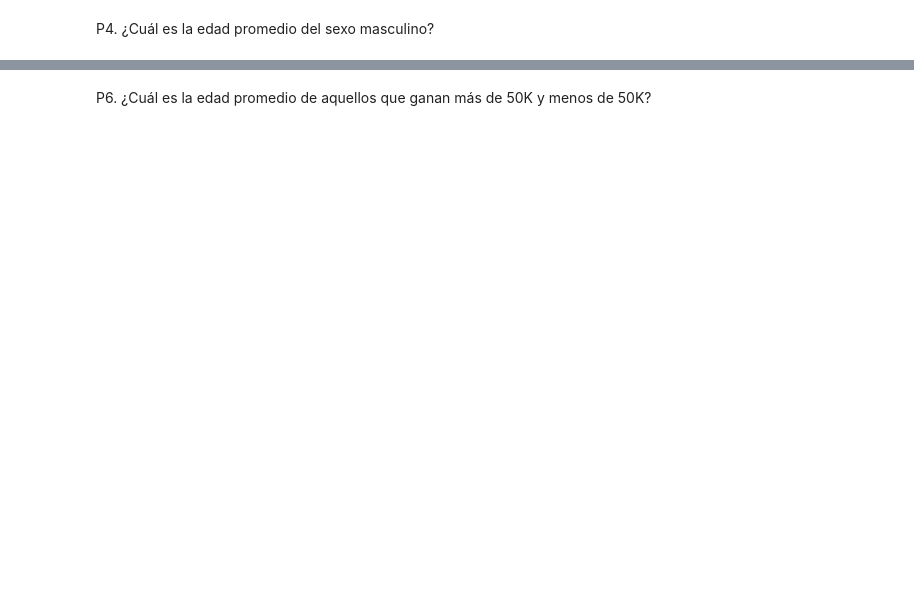
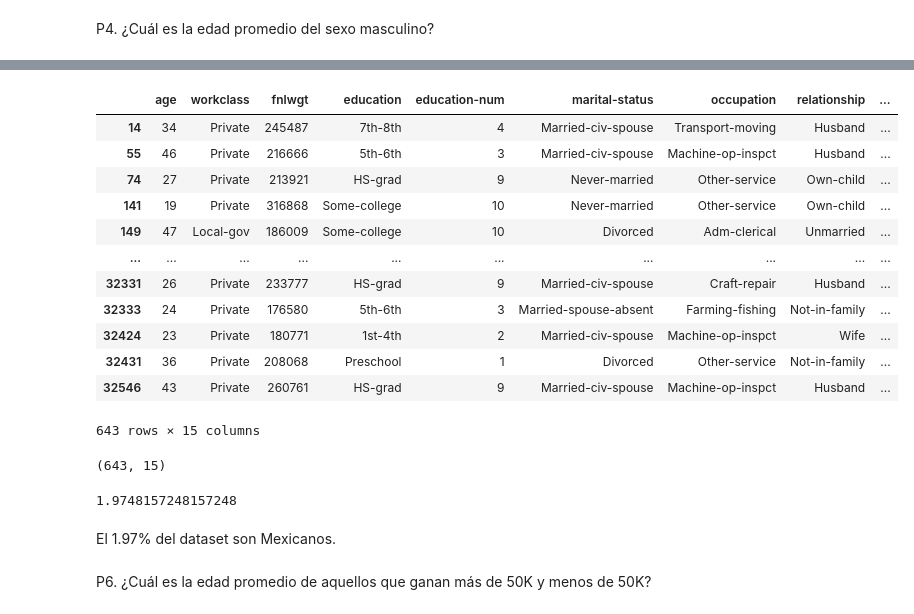
Before and after one commit to Xavier-ML/BIOESTADISTICA-XAVIER-ML, a Jupyter notebook: Examen_Final_Preguntas.ipynb, the cells around one changed output, grey strips where cells are left out. Saved outputs shown, nothing was run; the diff lists cells and outputs as text; code cells hidden in the pictures; blank space fills up the shorter version.

```diff
--- a/Examen_Final_Preguntas.ipynb
+++ b/Examen_Final_Preguntas.ipynb
@@ -66,2 +102,29 @@ P5. ¿Cuál es la proporción de Mexicanos del dataset?
+# %%
+Mexicanos = datos[datos["native-country"] == "Mexico"]
+Mexicanos
+# %% [output]
+|  | age | workclass | fnlwgt | education | education-num | marital-status | occupation | relationship | ... |
+| 14 | 34 | Private | 245487 | 7th-8th | 4 | Married-civ-spouse | Transport-moving | Husband | ... |
+| 55 | 46 | Private | 216666 | 5th-6th | 3 | Married-civ-spouse | Machine-op-inspct | Husband | ... |
+| 74 | 27 | Private | 213921 | HS-grad | 9 | Never-married | Other-service | Own-child | ... |
+| 141 | 19 | Private | 316868 | Some-college | 10 | Never-married | Other-service | Own-child | ... |
+| 149 | 47 | Local-gov | 186009 | Some-college | 10 | Divorced | Adm-clerical | Unmarried | ... |
+| ... | ... | ... | ... | ... | ... | ... | ... | ... | ... |
+| 32331 | 26 | Private | 233777 | HS-grad | 9 | Married-civ-spouse | Craft-repair | Husband | ... |
+| 32333 | 24 | Private | 176580 | 5th-6th | 3 | Married-spouse-absent | Farming-fishing | Not-in-family | ... |
+| 32424 | 23 | Private | 180771 | 1st-4th | 2 | Married-civ-spouse | Machine-op-inspct | Wife | ... |
+| 32431 | 36 | Private | 208068 | Preschool | 1 | Divorced | Other-service | Not-in-family | ... |
+| 32546 | 43 | Private | 260761 | HS-grad | 9 | Married-civ-spouse | Machine-op-inspct | Husband | ... |
+643 rows × 15 columns
+# %%
+Mexicanos.shape
+# %% [output]
+(643, 15)
+# %%
+(643/32560)*100
+# %% [output]
+1.9748157248157248
+# %% [markdown]
+El 1.97% del dataset son Mexicanos.
 # %% [markdown]
 P6. ¿Cuál es la edad promedio de aquellos que ganan más de 50K y menos de 50K?
```
Also changed, not shown: parts of 15 cells of this notebook.
